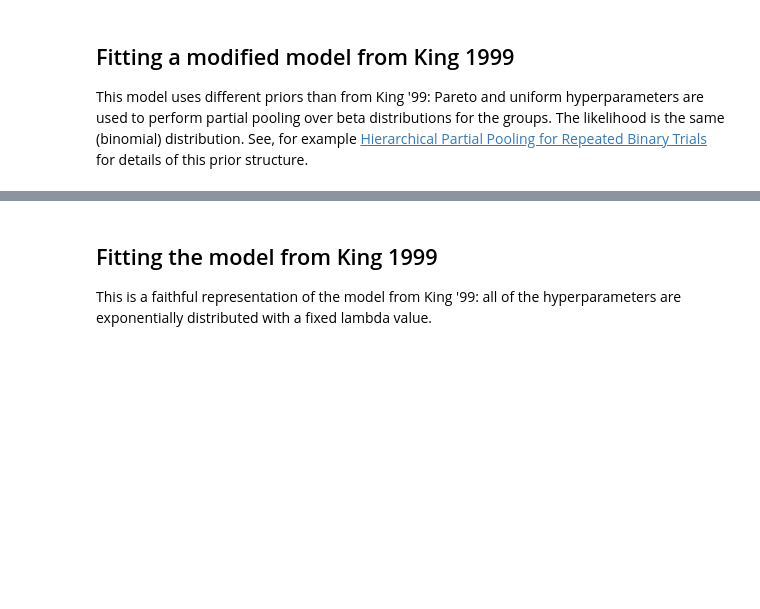
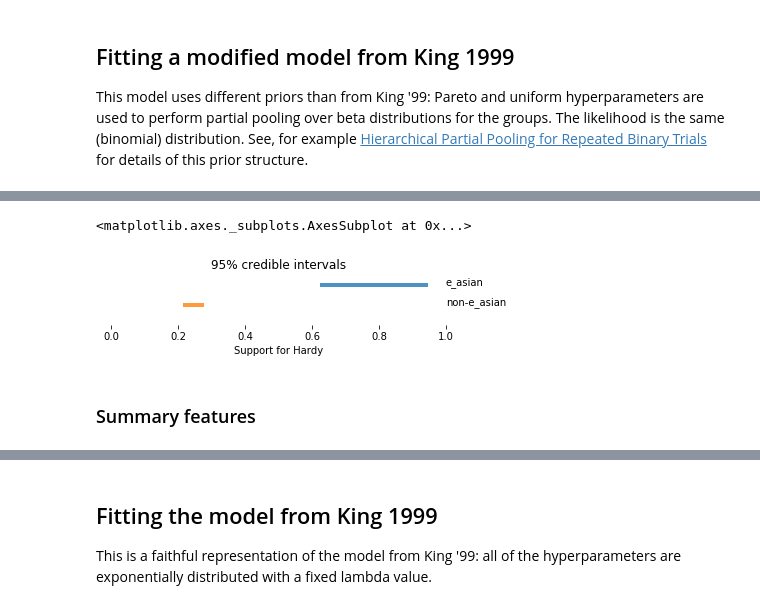
Before and after one commit to mggg/ecological-inference, a Jupyter notebook: pyei/examples/santa_clara_demo.ipynb, the cells around one changed output, grey strips where cells are left out. Saved outputs shown, nothing was run; the diff lists cells and outputs as text; code cells hidden in the pictures; blank space fills up the shorter version.

```diff
--- a/pyei/examples/santa_clara_demo.ipynb
+++ b/pyei/examples/santa_clara_demo.ipynb
@@ -68,0 +74,7 @@ ei.precinct_level_plot()
+# %%
+ei.plot_intervals()
+# %% [output]
+<matplotlib.axes._subplots.AxesSubplot at 0x...>
+[figure, added]
+# %% [markdown]
+### Summary features
```
Also changed, not shown: parts of 23 cells of this notebook, 3 other files.
